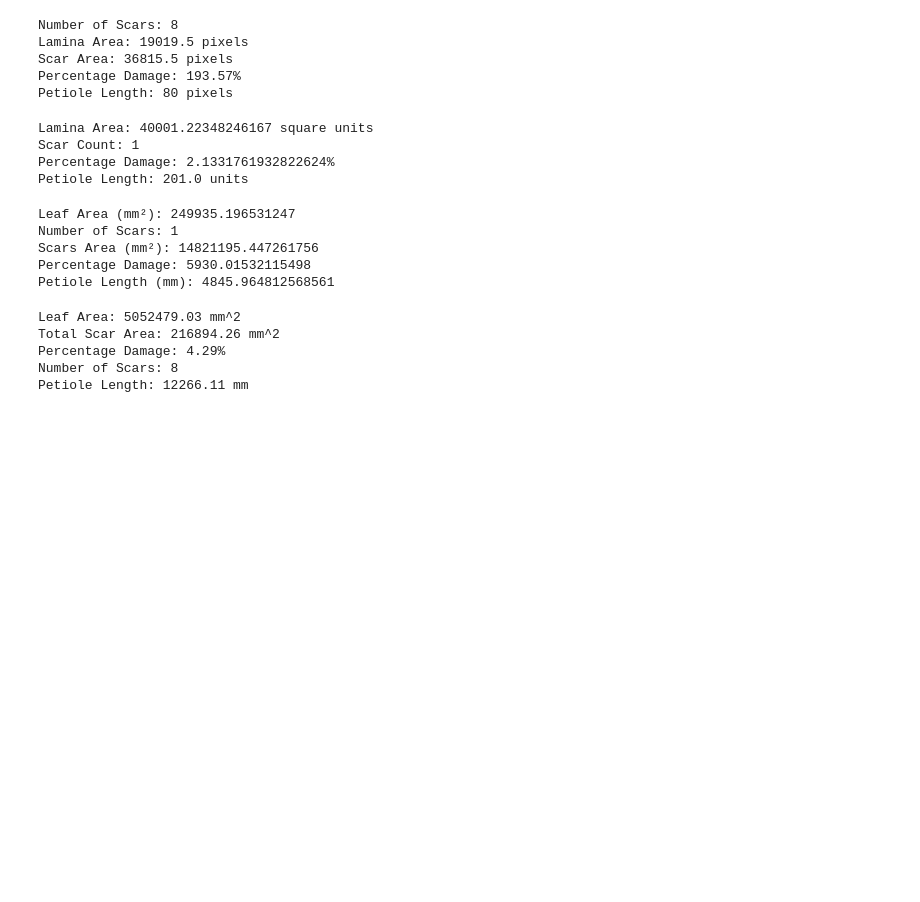
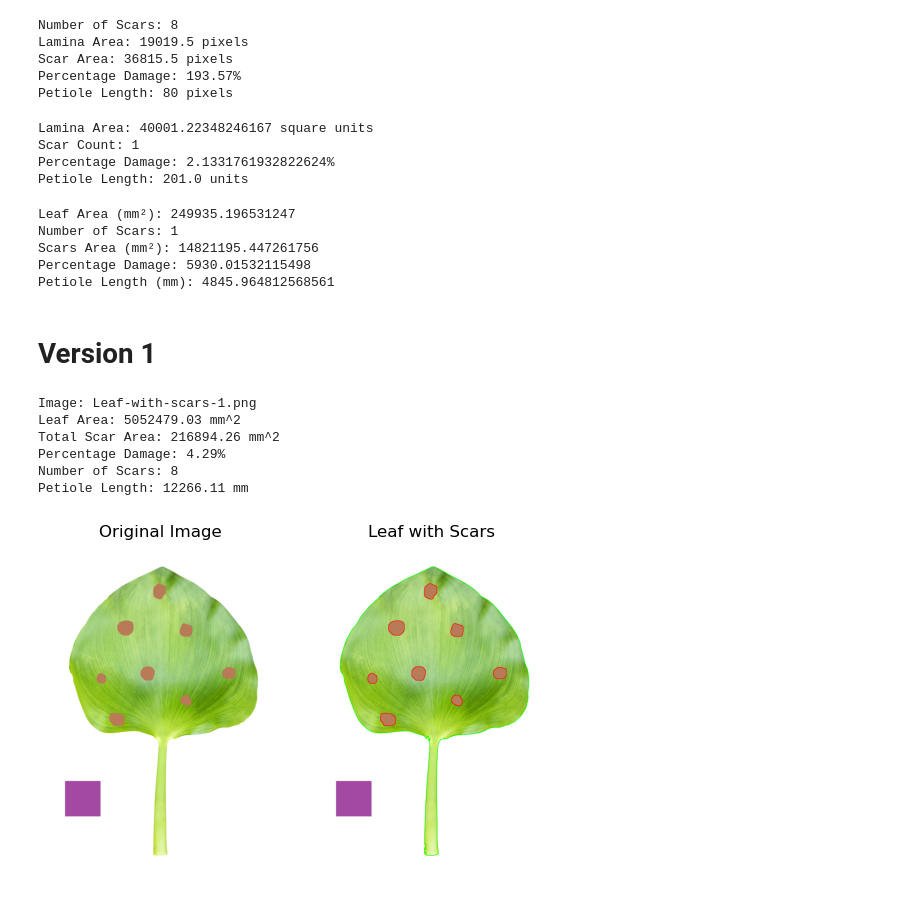
Before and after one commit to Jacquesvnme/Leaf-Scarring-Project, a Jupyter notebook: Individual_Code/Henry Roux/Methods.ipynb, the cells around one changed output. Cells and saved outputs as stored; diff of their text form; code cells hidden in the pictures; blank space fills up the shorter version.

```diff
--- a/Individual_Code/Henry Roux/Methods.ipynb
+++ b/Individual_Code/Henry Roux/Methods.ipynb
@@ -341,9 +341,12 @@ Number of Scars: 1
 Scars Area (mm²): 14821195.447261756
 Percentage Damage: 5930.01532115498
 Petiole Length (mm): 4845.964812568561
+# %% [markdown]
+# Version 1
 # %%
 import cv2
 import numpy as np
+import matplotlib.pyplot as plt
 
 # Function to calculate the area in mm^2
 def calculate_area(contour, scale):
@@ -354,7 +357,13 @@ def calculate_length(points, scale):
     return cv2.arcLength(points, closed=False) * scale
 
 # Load the image
-image = cv2.imread('Leaf-with-scars-1.png')
+image_path = 'Leaf-with-scars-1.png'
+image = cv2.imread(image_path)
+
+plt.subplot(1, 2, 1)
+plt.title('Original Image')
+plt.imshow(cv2.cvtColor(image, cv2.COLOR_BGR2RGB))
+plt.axis('off')
 
 # Convert the image to HSV color space
 hsv_image = cv2.cvtColor(image, cv2.COLOR_BGR2HSV)
@@ -395,30 +404,42 @@ leaf_area = calculate_area(leaf_contour, scale)
 # Calculate scar areas in mm^2 and count the scars
 scar_areas = [calculate_area(contour, scale) for contour in scar_contours]
 scar_count = len(scar_areas)
 total_scar_area = sum(scar_areas)
 
 # Calculate percentage damage
 percentage_damage = (total_scar_area / leaf_area) * 100
 
 # Approximate the length of the petiole (assuming it's a straight line)
 petiole_length = calculate_length(leaf_contour, scale)
 
 # Print the results
+print(f"Image: {image_path}")
+# print(f"Calibration Scale: 1 pixel = {scale:.2f} mm")
 print(f"Leaf Area: {leaf_area:.2f} mm^2")
 print(f"Total Scar Area: {total_scar_area:.2f} mm^2")
 print(f"Percentage Damage: {percentage_damage:.2f}%")
 print(f"Number of Scars: {scar_count}")
 print(f"Petiole Length: {petiole_length:.2f} mm")
 
 # Optionally display the results visually
 cv2.drawContours(image, [leaf_contour], -1, (0, 255, 0), 2)
 cv2.drawContours(image, scar_contours, -1, (0, 0, 255), 2)
 cv2.imshow("Leaf and Scars", image)
 cv2.waitKey(0)
 cv2.destroyAllWindows()
+
+# Display the original and annotated images
+plt.subplot(1, 2, 2)
+plt.title('Leaf with Scars')
+plt.imshow(cv2.cvtColor(image, cv2.COLOR_BGR2RGB))
+plt.axis('off')
+
+plt.show()
 # %% [output]
+Image: Leaf-with-scars-1.png
 Leaf Area: 5052479.03 mm^2
 Total Scar Area: 216894.26 mm^2
 Percentage Damage: 4.29%
 Number of Scars: 8
 Petiole Length: 12266.11 mm
+[figure, added]
```
Also changed, not shown: parts of 2 cells of this notebook, 17 other files.
